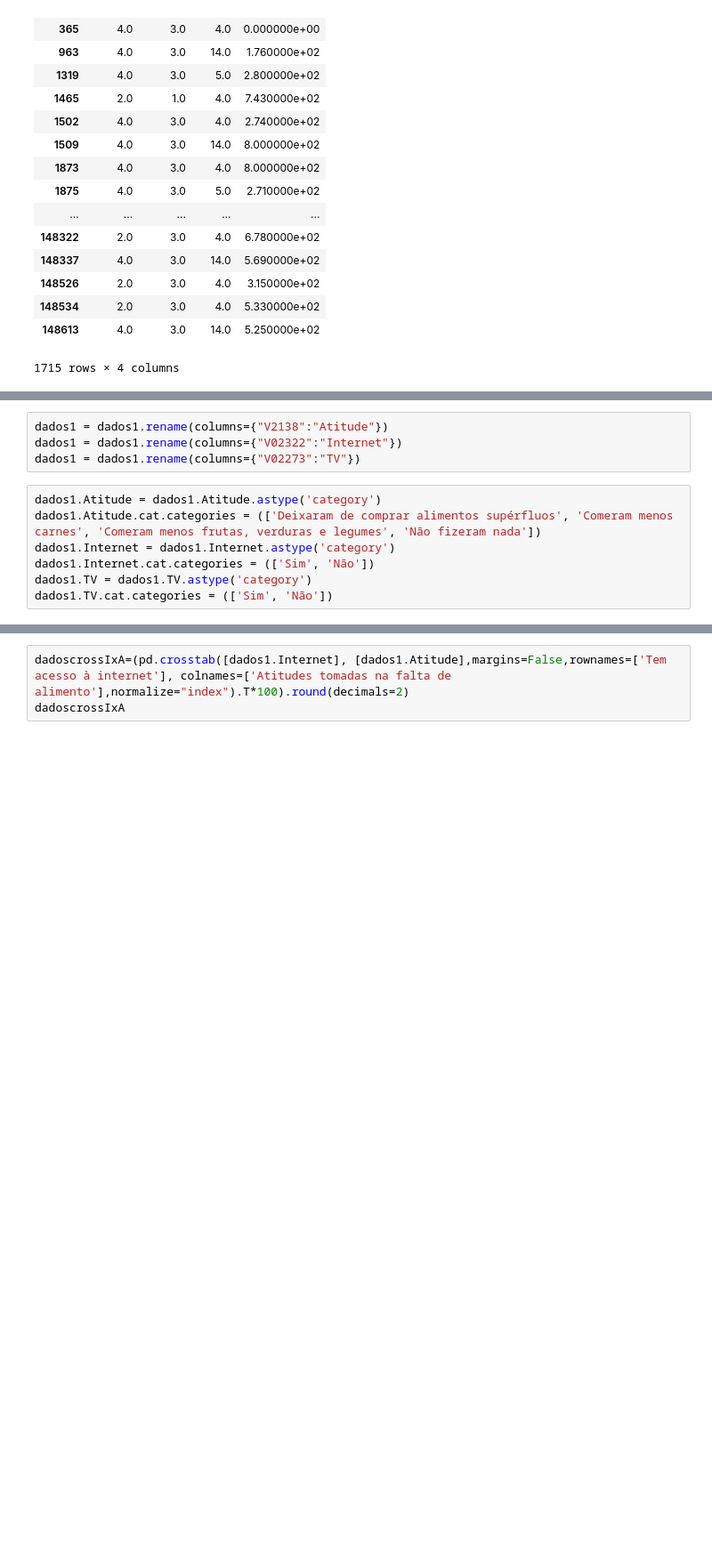
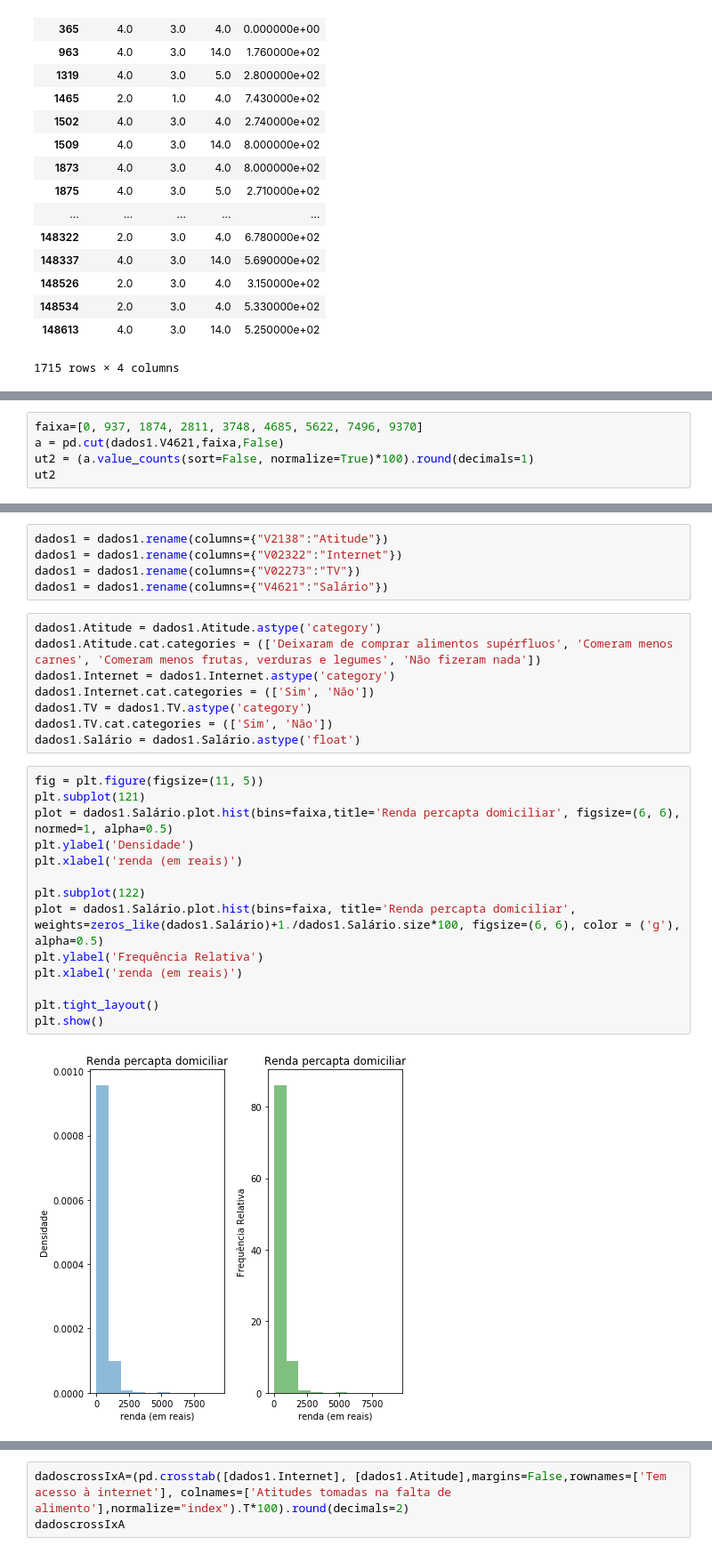
Before and after one commit to Dunkth/CDD, a Jupyter notebook: Projeto1 Layout.ipynb, the cells around one changed output, grey strips where cells are left out. Shown: that part at 89% size. Cells and saved outputs as stored; diff of their text form; blank space fills up the shorter version.

```diff
--- a/Projeto1 Layout.ipynb
+++ b/Projeto1 Layout.ipynb
@@ -60,0 +75,5 @@ dados1.loc[:,["V02322", "V02273", "V2138", 'V4621']]
+# %%
+faixa=[0, 937, 1874, 2811, 3748, 4685, 5622, 7496, 9370]
+a = pd.cut(dados1.V4621,faixa,False)
+ut2 = (a.value_counts(sort=False, normalize=True)*100).round(decimals=1)
+ut2
@@ -62,6 +91,7 @@ dados1.loc[:,["V02322", "V02273", "V2138", 'V4621']]
 dados1 = dados1.rename(columns={"V2138":"Atitude"})
 dados1 = dados1.rename(columns={"V02322":"Internet"})
 dados1 = dados1.rename(columns={"V02273":"TV"})
+dados1 = dados1.rename(columns={"V4621":"Salário"})
 # %%
 dados1.Atitude = dados1.Atitude.astype('category')
 dados1.Atitude.cat.categories = (['Deixaram de comprar alimentos supérfluos', 'Comeram menos carnes', 'Comeram menos frutas, verduras e legumes', 'Não fizeram nada'])
@@ -69,4 +99,21 @@ dados1.Internet = dados1.Internet.astype('category')
 dados1.Internet.cat.categories = (['Sim', 'Não'])
 dados1.TV = dados1.TV.astype('category')
 dados1.TV.cat.categories = (['Sim', 'Não'])
+dados1.Salário = dados1.Salário.astype('float')
+# %%
+fig = plt.figure(figsize=(11, 5))
+plt.subplot(121)
+plot = dados1.Salário.plot.hist(bins=faixa,title='Renda percapta domiciliar', figsize=(6, 6), normed=1, alpha=0.5)
+plt.ylabel('Densidade')
+plt.xlabel('renda (em reais)')
+
+plt.subplot(122)
+plot = dados1.Salário.plot.hist(bins=faixa, title='Renda percapta domiciliar', weights=zeros_like(dados1.Salário)+1./dados1.Salário.size*100, figsize=(6, 6), color = ('g'), alpha=0.5)
+plt.ylabel('Frequência Relativa')
+plt.xlabel('renda (em reais)')
+
+plt.tight_layout()
+plt.show()
+# %% [output]
+[figure, added]
 # %%
```
Also changed, not shown: parts of 17 cells of this notebook.
